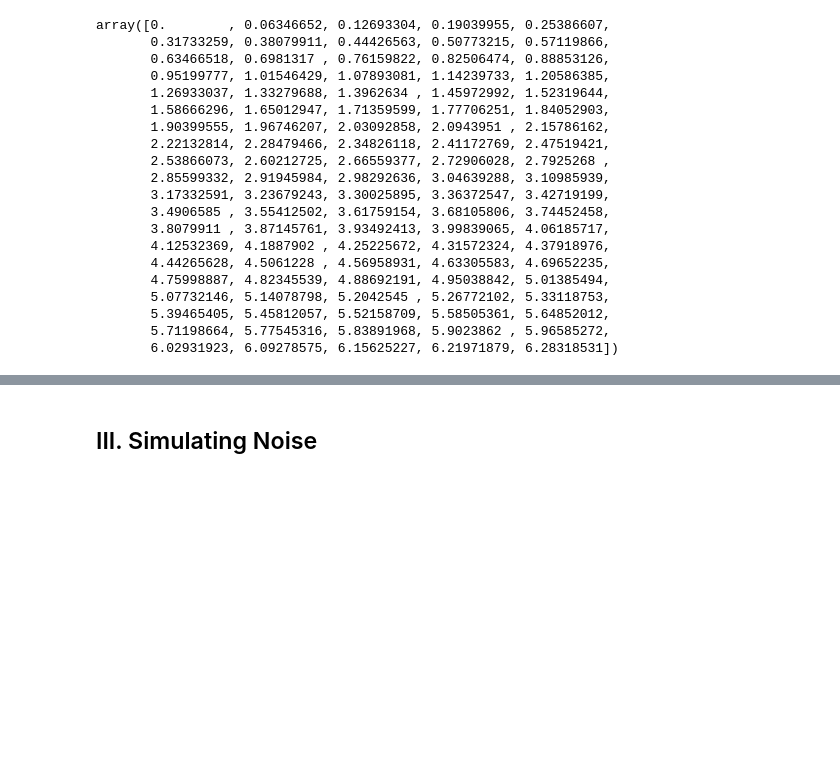
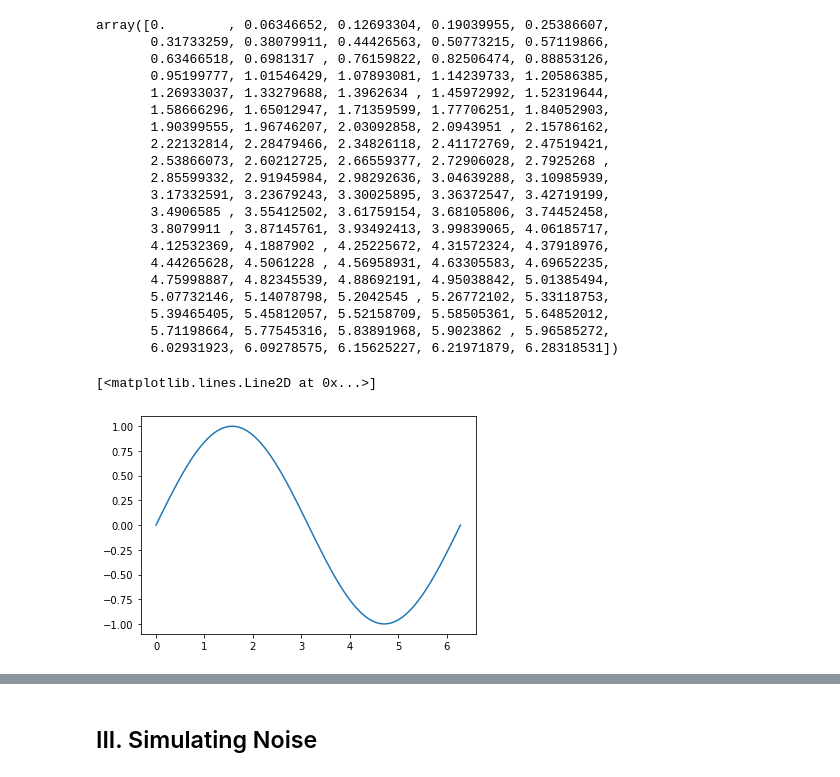
Before and after one commit to cedricsoares/elite_data_science, a Jupyter notebook: 1 - Workbook - Fake It Til You Make It (Simulations).ipynb, the cells around one changed output, grey strips where cells are left out. Cells and saved outputs as stored; diff of their text form; code cells hidden in the pictures; blank space fills up the shorter version.

```diff
--- a/1 - Workbook - Fake It Til You Make It (Simulations).ipynb
+++ b/1 - Workbook - Fake It Til You Make It (Simulations).ipynb
@@ -53,3 +53,9 @@ array([0.        , 0.06346652, 0.12693304, 0.19039955, 0.25386607,
        5.39465405, 5.45812057, 5.52158709, 5.58505361, 5.64852012,
        5.71198664, 5.77545316, 5.83891968, 5.9023862 , 5.96585272,
        6.02931923, 6.09278575, 6.15625227, 6.21971879, 6.28318531])
+# %%
+#plot x vs sin(x)
+plt.plot(x, np.sin(x))
+# %% [output]
+[<matplotlib.lines.Line2D at 0x...>]
+[figure, added]
```
Also changed, not shown: parts of 13 cells of this notebook, 1 other file.
